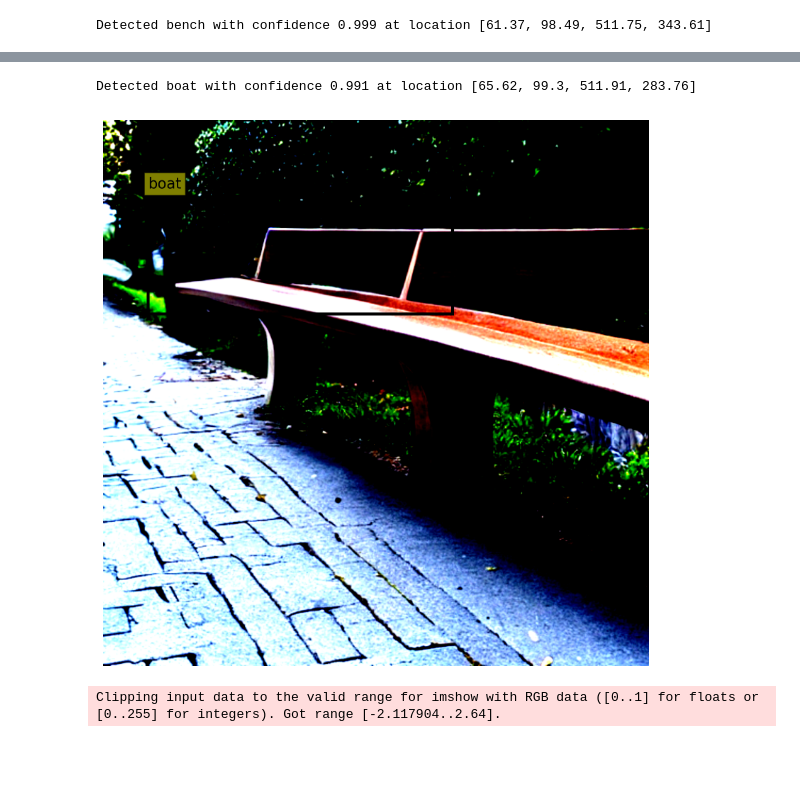
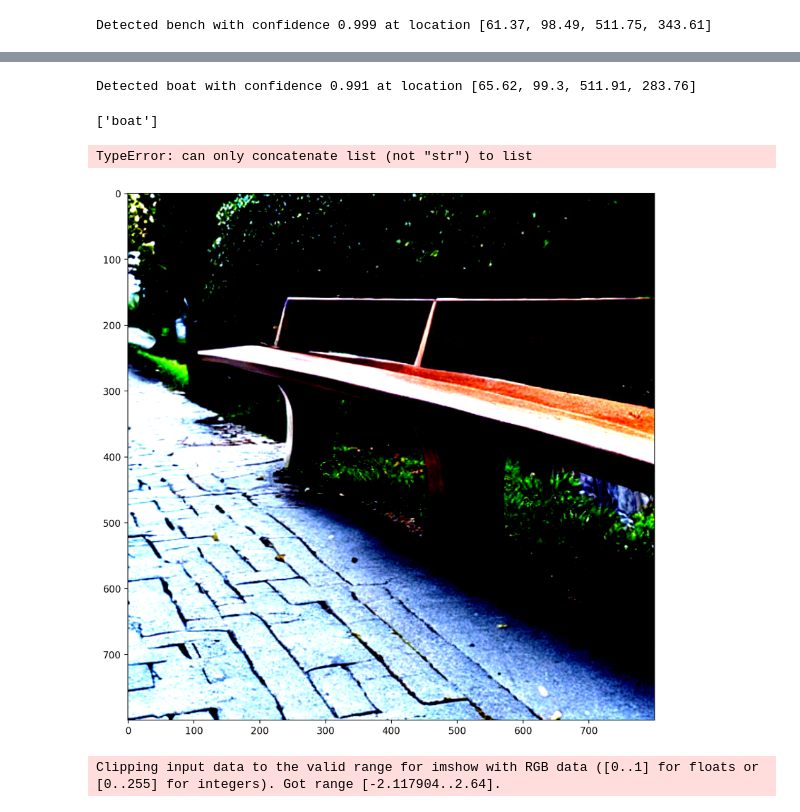
Before and after one commit to alicemuzum/gen-attack, a Jupyter notebook: gen_attack/src/image-generation/experiments/detr.ipynb, the cells around one changed output, grey strips where cells are left out. Saved outputs shown, nothing was run; the diff lists cells and outputs as text; code cells hidden in the pictures; blank space fills up the shorter version.

Commit message:
Visualize Class added

```diff
--- a/gen_attack/src/image-generation/experiments/detr.ipynb
+++ b/gen_attack/src/image-generation/experiments/detr.ipynb
@@ -79,4 +83,5 @@ plot_results(image,results["scores"],results["boxes"], text )
 # %%
+from matplotlib import cm
 image_grad = pixel_values.grad
 image_grad_sign = image_grad.sign()
 perturbed_image = pixel_values + 0.003 * image_grad_sign
@@ -96,12 +101,29 @@ for score, label, box in zip(results_["scores"], results_["labels"], results_["b
         f"Detected {model.config.id2label[label.item()]} with confidence "
         f"{round(score.item(), 3)} at location {box}"
     )
-    text = model.config.id2label[label.item()]
-    final_image = perturbed_image.squeeze().permute(1,2,0).detach().cpu().numpy()
-    plot_results(final_image,results_["scores"],results_["boxes"], text )
 # %% [output]
 Detected boat with confidence 0.991 at location [65.62, 99.3, 511.91, 283.76]
-[figure, removed]
+# %%
+pred_labels = results_["labels"].tolist()
+pred_labels = [model.config.id2label[i] for i in pred_labels]
+pred_labels
+# %% [output]
+['boat']
+# %%
+vis = Visualize()
+
+text = model.config.id2label[label.item()]
+final_image = perturbed_image.squeeze().permute(1,2,0).detach().cpu().numpy()
+final_image_pil = Image.fromarray(np.uint8(final_image*255), mode='RGB')
+
+pred_labels = results_["labels"].tolist()
+pred_labels = [model.config.id2label[i] for i in pred_labels]
+pred_scores = results_["scores"].tolist()
+pred_boxes = results_["boxes"].tolist()
+vis.visualize_detr(final_image_pil, pred_scores, pred_labels, pred_boxes )
+# %% [output]
+TypeError: can only concatenate list (not "str") to list
+[figure, added]
 # %%
 plt.subplot(1,2,1)
 plt.imshow(perturbed_image.detach().cpu().squeeze().permute(1,2,0).numpy())
```
Also changed, not shown: parts of 7 cells of this notebook, 2 other files.
